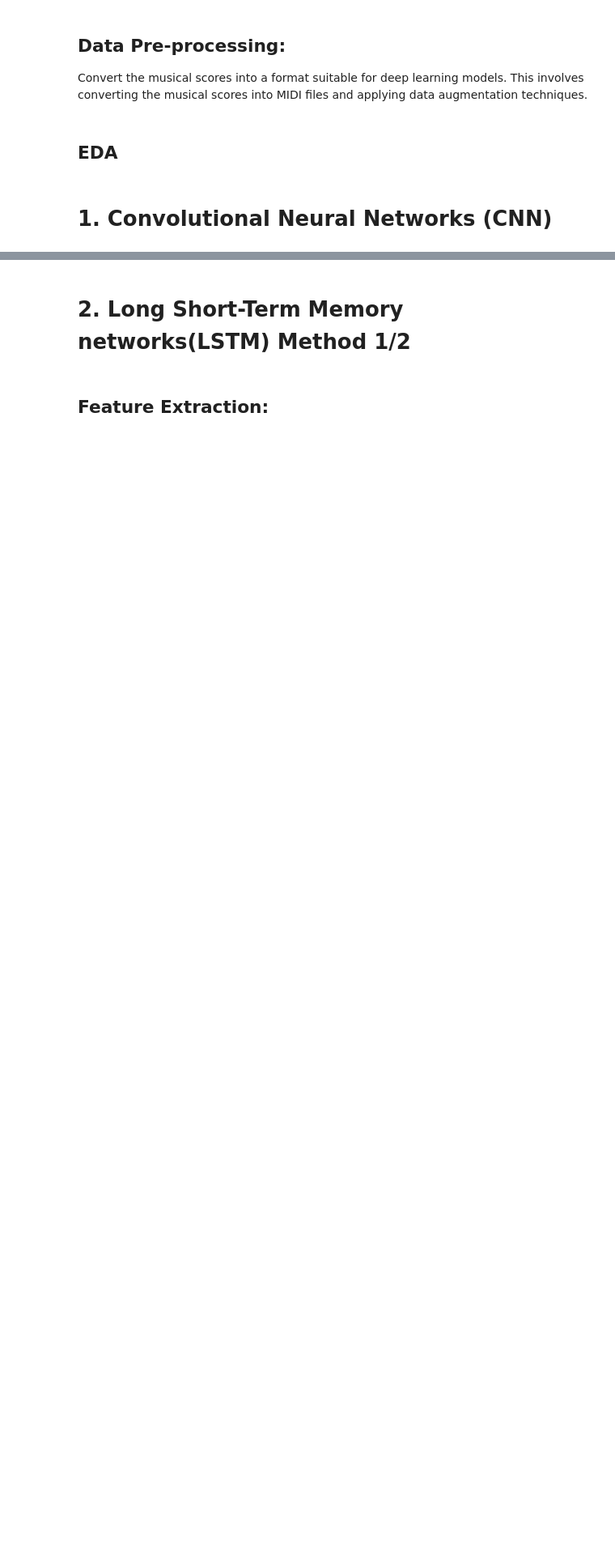
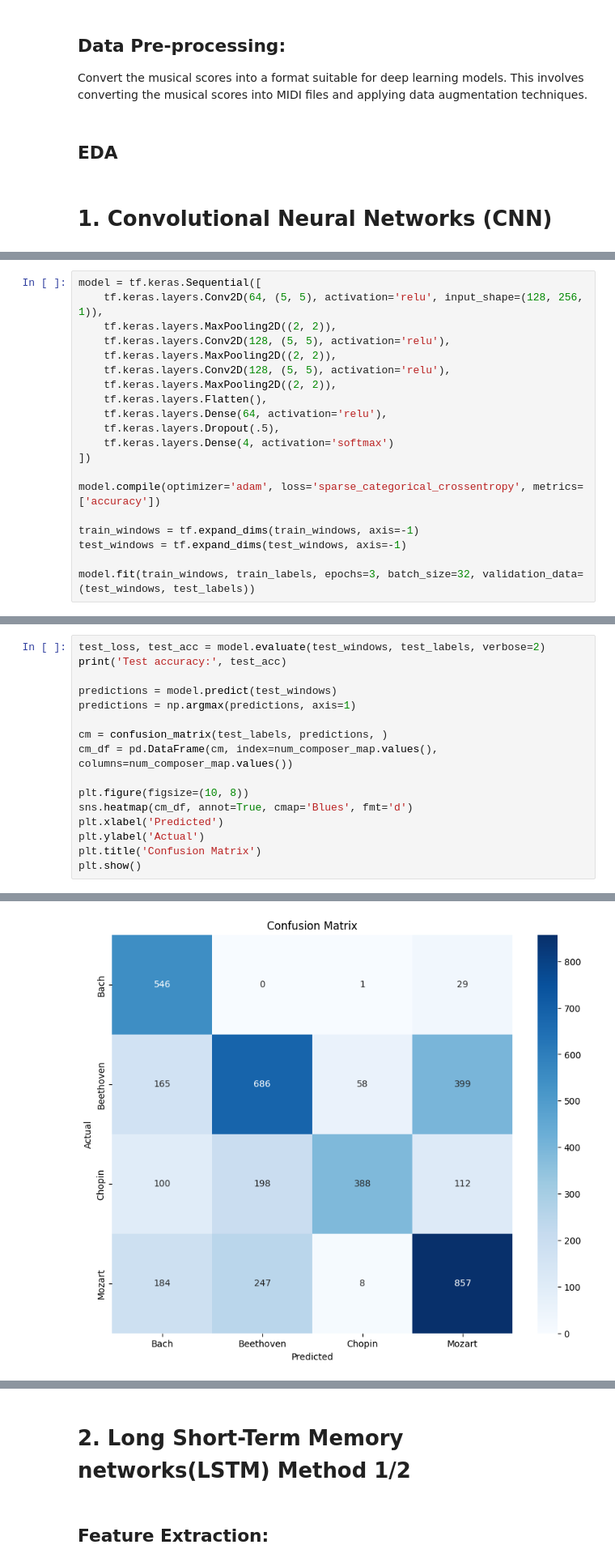
Before and after one commit to seema469/AAI_511_DeepLearning, a Jupyter notebook: composer_classification.ipynb, the cells around one changed output, grey strips where cells are left out. Shown at 81% size. Saved outputs shown, nothing was run; the diff lists cells and outputs as text; blank space fills up the shorter version.

```diff
--- a/composer_classification.ipynb
+++ b/composer_classification.ipynb
@@ -373,0 +679,20 @@ files and applying data augmentation techniques.
+# %%
+model = tf.keras.Sequential([
+    tf.keras.layers.Conv2D(64, (5, 5), activation='relu', input_shape=(128, 256, 1)),
+    tf.keras.layers.MaxPooling2D((2, 2)),
+    tf.keras.layers.Conv2D(128, (5, 5), activation='relu'),
+    tf.keras.layers.MaxPooling2D((2, 2)),
+    tf.keras.layers.Conv2D(128, (5, 5), activation='relu'),
+    tf.keras.layers.MaxPooling2D((2, 2)),
+    tf.keras.layers.Flatten(),
+    tf.keras.layers.Dense(64, activation='relu'),
+    tf.keras.layers.Dropout(.5),
+    tf.keras.layers.Dense(4, activation='softmax')
+])
+
+model.compile(optimizer='adam', loss='sparse_categorical_crossentropy', metrics=['accuracy'])
+
+train_windows = tf.expand_dims(train_windows, axis=-1)
+test_windows = tf.expand_dims(test_windows, axis=-1)
+
+model.fit(train_windows, train_labels, epochs=3, batch_size=32, validation_data=(test_windows, test_labels))
@@ -373,0 +709,17 @@ files and applying data augmentation techniques.
+# %%
+test_loss, test_acc = model.evaluate(test_windows, test_labels, verbose=2)
+print('Test accuracy:', test_acc)
+
+predictions = model.predict(test_windows)
+predictions = np.argmax(predictions, axis=1)
+
+cm = confusion_matrix(test_labels, predictions, )
+cm_df = pd.DataFrame(cm, index=num_composer_map.values(), columns=num_composer_map.values())
+
+plt.figure(figsize=(10, 8))
+sns.heatmap(cm_df, annot=True, cmap='Blues', fmt='d')
+plt.xlabel('Predicted')
+plt.ylabel('Actual')
+plt.title('Confusion Matrix')
+plt.show()
+# %% [output]
@@ -373,0 +729 @@ files and applying data augmentation techniques.
+[figure, added]
```
Also changed, not shown: parts of 18 cells of this notebook, 2 other files.
